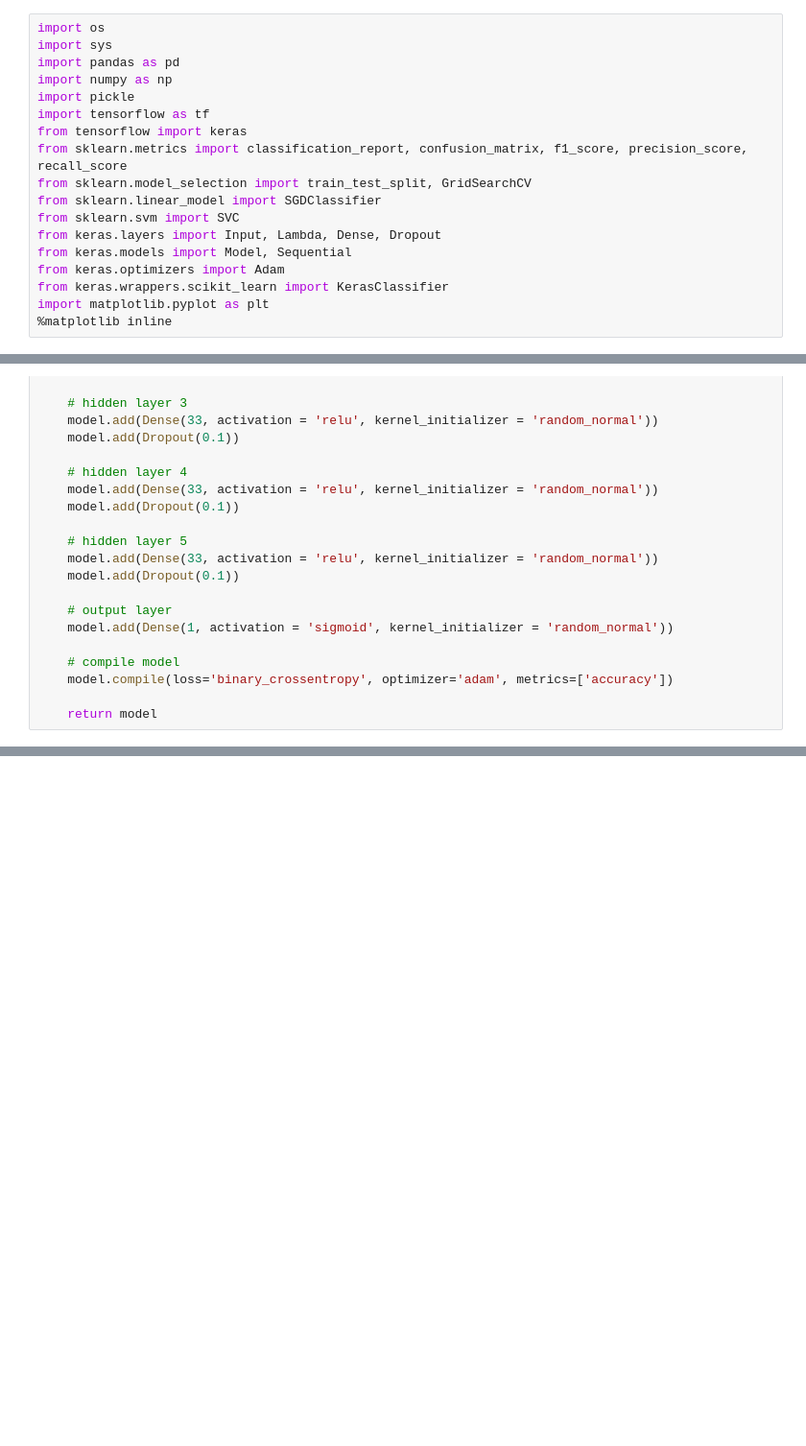
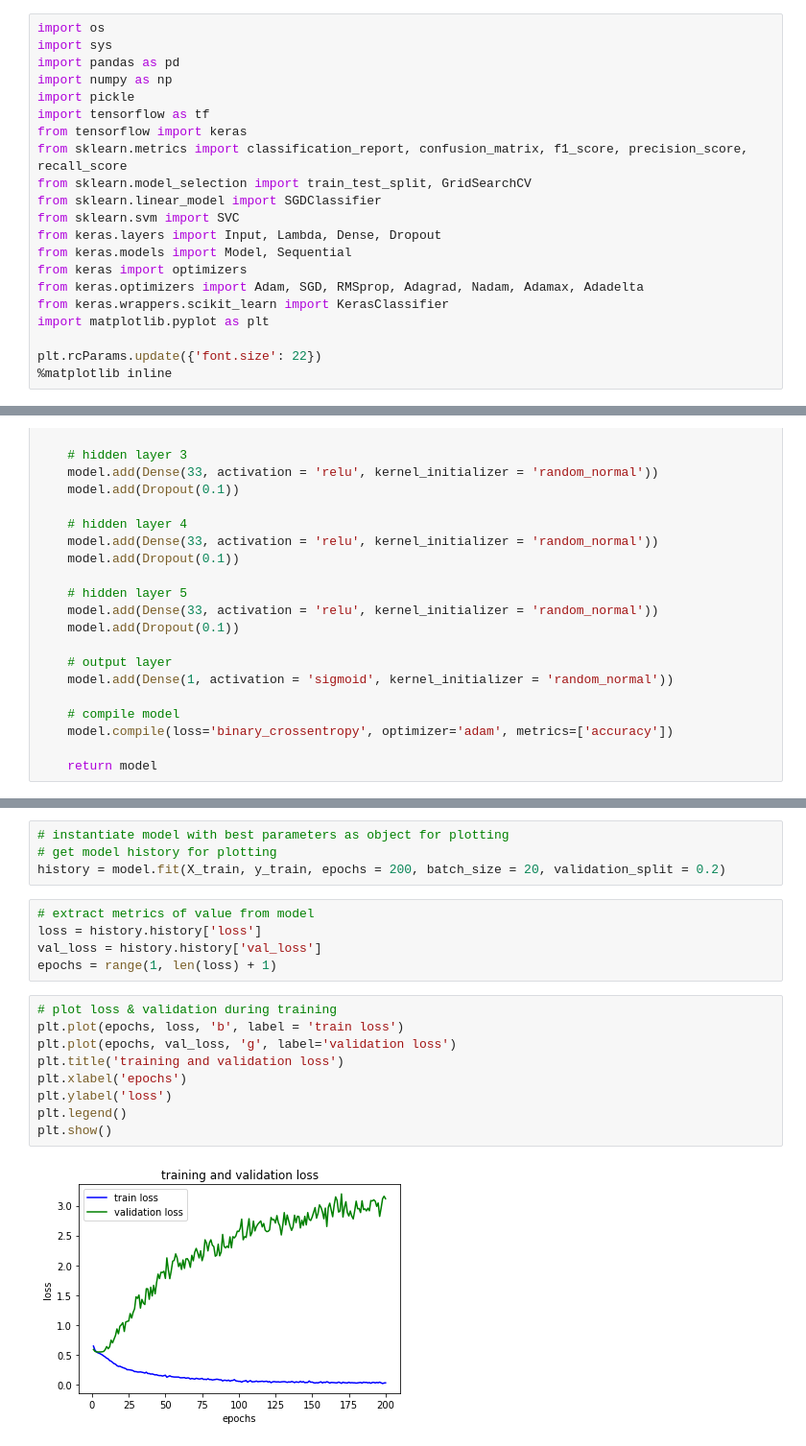
Before and after one commit to hi-khristine/msca31008, a Jupyter notebook: models/SVM_SGD_NN_UFC.ipynb, the cells around one changed output, grey strips where cells are left out. Shown: that part at 96% size. Saved outputs shown, nothing was run; the diff lists cells and outputs as text; blank space fills up the shorter version.

```diff
--- a/models/SVM_SGD_NN_UFC.ipynb
+++ b/models/SVM_SGD_NN_UFC.ipynb
@@ -20,9 +20,12 @@ from sklearn.linear_model import SGDClassifier
 from sklearn.svm import SVC
 from keras.layers import Input, Lambda, Dense, Dropout
 from keras.models import Model, Sequential
-from keras.optimizers import Adam
+from keras import optimizers
+from keras.optimizers import Adam, SGD, RMSprop, Adagrad, Nadam, Adamax, Adadelta
 from keras.wrappers.scikit_learn import KerasClassifier
 import matplotlib.pyplot as plt
+
+plt.rcParams.update({'font.size': 22})
 %matplotlib inline
 # %% [markdown]
 #### Helper functions
@@ -801,0 +824,20 @@ print(grid_search_2_fit.best_score_, grid_search_2_fit.best_params_)
+# %%
+# instantiate model with best parameters as object for plotting
+# get model history for plotting
+history = model.fit(X_train, y_train, epochs = 200, batch_size = 20, validation_split = 0.2)
+# %%
+# extract metrics of value from model
+loss = history.history['loss']
+val_loss = history.history['val_loss']
+epochs = range(1, len(loss) + 1)
+# %%
+# plot loss & validation during training
+plt.plot(epochs, loss, 'b', label = 'train loss')
+plt.plot(epochs, val_loss, 'g', label='validation loss')
+plt.title('training and validation loss')
+plt.xlabel('epochs')
+plt.ylabel('loss')
+plt.legend()
+plt.show()
+# %% [output]
+[figure, added]
```
Also changed, not shown: parts of 41 cells of this notebook.
